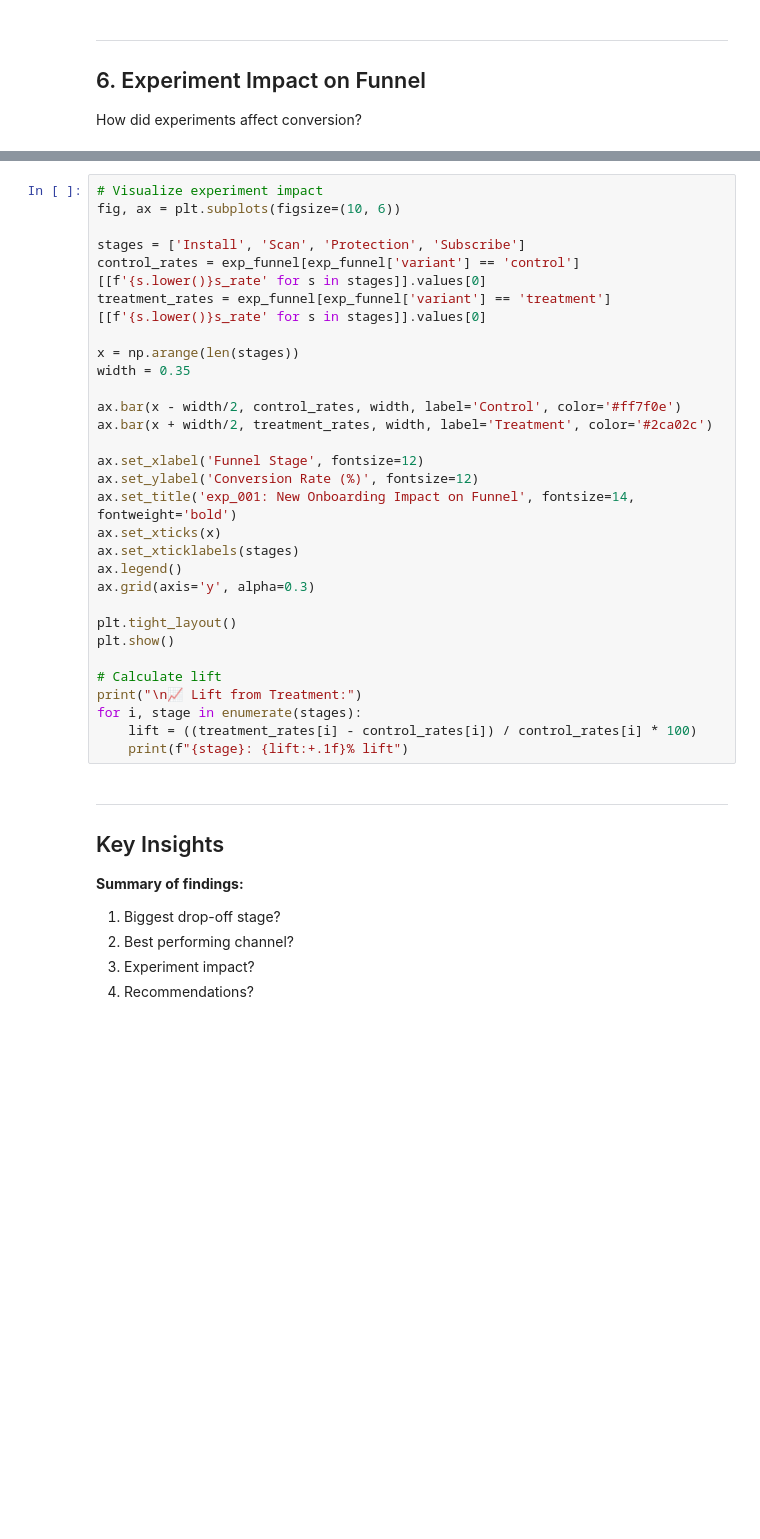
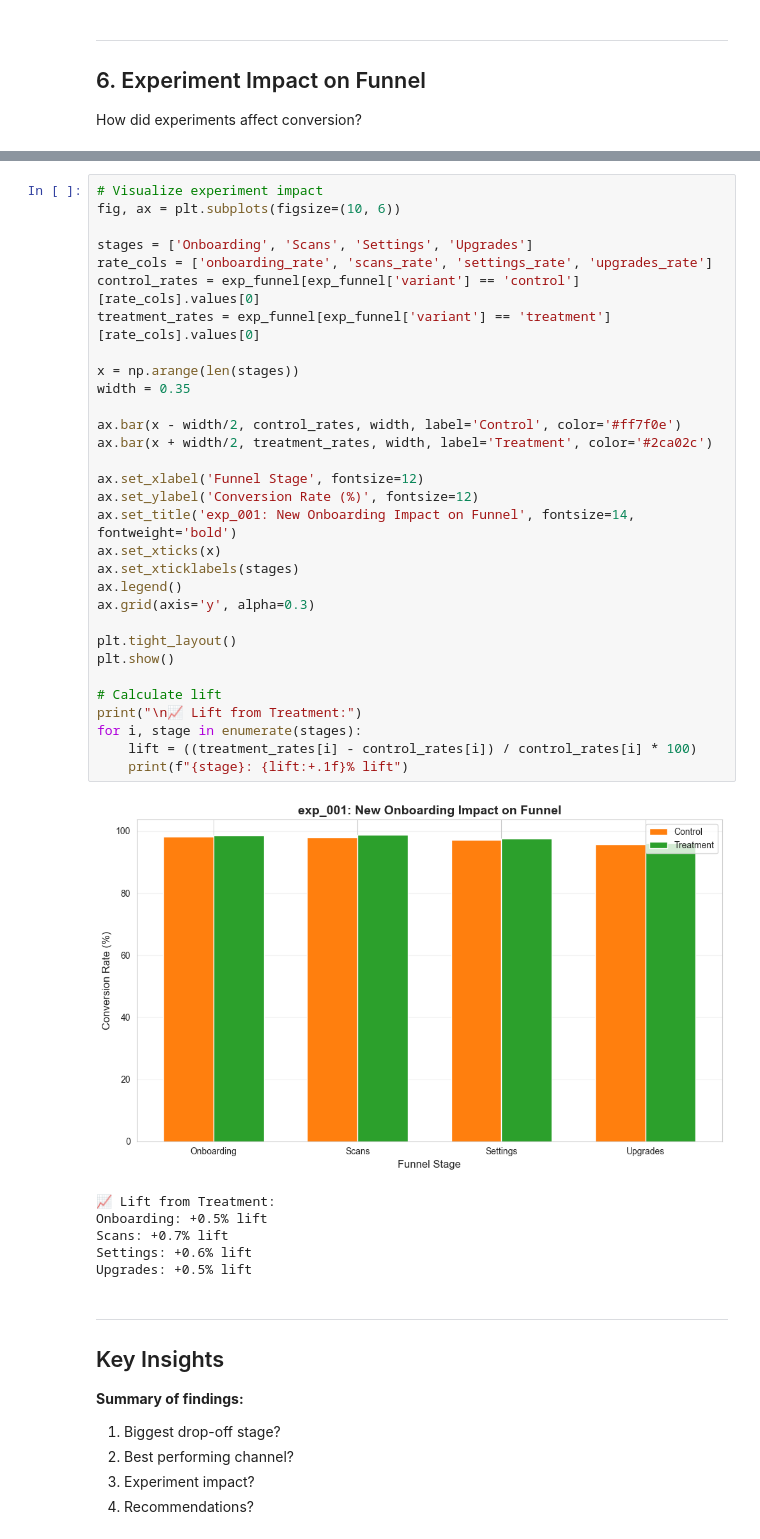
Before and after one commit to manuvats/secureflow_analytics, a Jupyter notebook: notebooks/02_funnel_analysis.ipynb, the cells around one changed output, grey strips where cells are left out. Cells and saved outputs as stored; diff of their text form; blank space fills up the shorter version.

```diff
--- a/notebooks/02_funnel_analysis.ipynb
+++ b/notebooks/02_funnel_analysis.ipynb
@@ -326,33 +408,41 @@ display(exp_funnel)
 # %%
 # Visualize experiment impact
 fig, ax = plt.subplots(figsize=(10, 6))
 
-stages = ['Install', 'Scan', 'Protection', 'Subscribe']
-control_rates = exp_funnel[exp_funnel['variant'] == 'control'][[f'{s.lower()}s_rate' for s in stages]].values[0]
-treatment_rates = exp_funnel[exp_funnel['variant'] == 'treatment'][[f'{s.lower()}s_rate' for s in stages]].values[0]
+stages = ['Onboarding', 'Scans', 'Settings', 'Upgrades']
+rate_cols = ['onboarding_rate', 'scans_rate', 'settings_rate', 'upgrades_rate']
+control_rates = exp_funnel[exp_funnel['variant'] == 'control'][rate_cols].values[0]
+treatment_rates = exp_funnel[exp_funnel['variant'] == 'treatment'][rate_cols].values[0]
 
 x = np.arange(len(stages))
 width = 0.35
 
 ax.bar(x - width/2, control_rates, width, label='Control', color='#ff7f0e')
 ax.bar(x + width/2, treatment_rates, width, label='Treatment', color='#2ca02c')
 
 ax.set_xlabel('Funnel Stage', fontsize=12)
 ax.set_ylabel('Conversion Rate (%)', fontsize=12)
 ax.set_title('exp_001: New Onboarding Impact on Funnel', fontsize=14, fontweight='bold')
 ax.set_xticks(x)
 ax.set_xticklabels(stages)
 ax.legend()
 ax.grid(axis='y', alpha=0.3)
 
 plt.tight_layout()
 plt.show()
 
 # Calculate lift
 print("\n📈 Lift from Treatment:")
 for i, stage in enumerate(stages):
     lift = ((treatment_rates[i] - control_rates[i]) / control_rates[i] * 100)
     print(f"{stage}: {lift:+.1f}% lift")
+# %% [output]
+[figure, added]
+📈 Lift from Treatment:
+Onboarding: +0.5% lift
+Scans: +0.7% lift
+Settings: +0.6% lift
+Upgrades: +0.5% lift
 # %% [markdown]
 ---
 ## Key Insights
```
Also changed, not shown: parts of 16 cells of this notebook, 9 other files.
